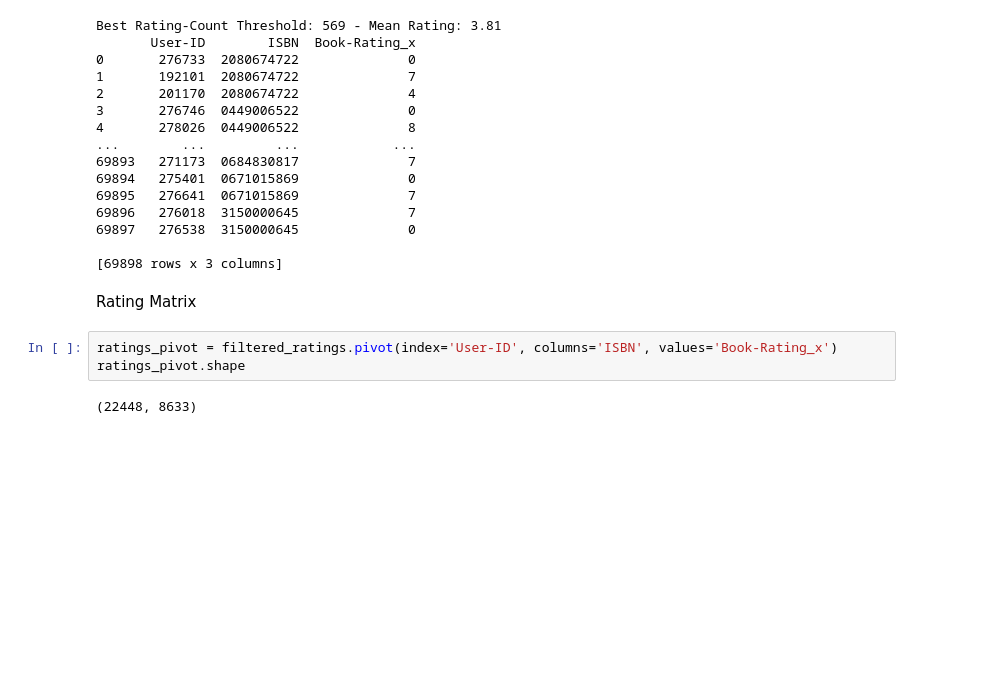
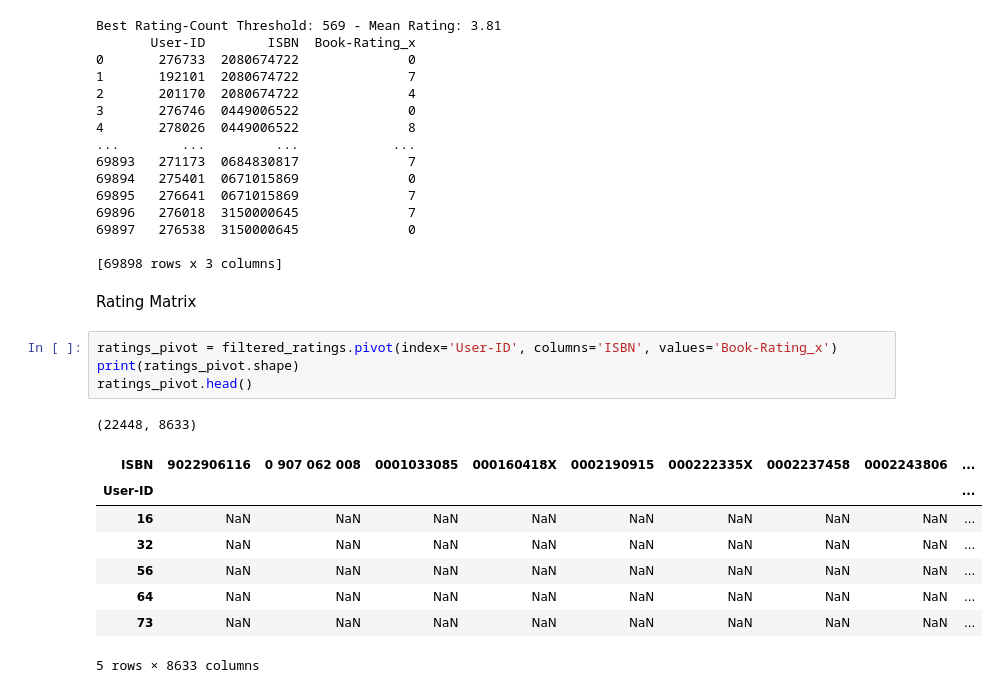
Before and after one commit to AnweshaPatra/book-recommendation-system-pc, a Jupyter notebook: recommender.ipynb, the cells around one changed output. Drawn from its saved outputs; the diff is of its cells as text; blank space fills up the shorter version.

```diff
--- a/recommender.ipynb
+++ b/recommender.ipynb
@@ -119,6 +119,15 @@ Best Rating-Count Threshold: 569 - Mean Rating: 3.81
 Rating Matrix
 # %%
 ratings_pivot = filtered_ratings.pivot(index='User-ID', columns='ISBN', values='Book-Rating_x')
-ratings_pivot.shape
+print(ratings_pivot.shape)
+ratings_pivot.head()
 # %% [output]
 (22448, 8633)
+| ISBN | 9022906116 | 0 907 062 008 | 0001033085 | 000160418X | 0002190915 | 000222335X | 0002237458 | 0002243806 | ... |
+| User-ID |  |  |  |  |  |  |  |  | ... |
+| 16 | NaN | NaN | NaN | NaN | NaN | NaN | NaN | NaN | ... |
+| 32 | NaN | NaN | NaN | NaN | NaN | NaN | NaN | NaN | ... |
+| 56 | NaN | NaN | NaN | NaN | NaN | NaN | NaN | NaN | ... |
+| 64 | NaN | NaN | NaN | NaN | NaN | NaN | NaN | NaN | ... |
+| 73 | NaN | NaN | NaN | NaN | NaN | NaN | NaN | NaN | ... |
+5 rows × 8633 columns
```
Also changed, not shown: parts of 2 cells of this notebook.
